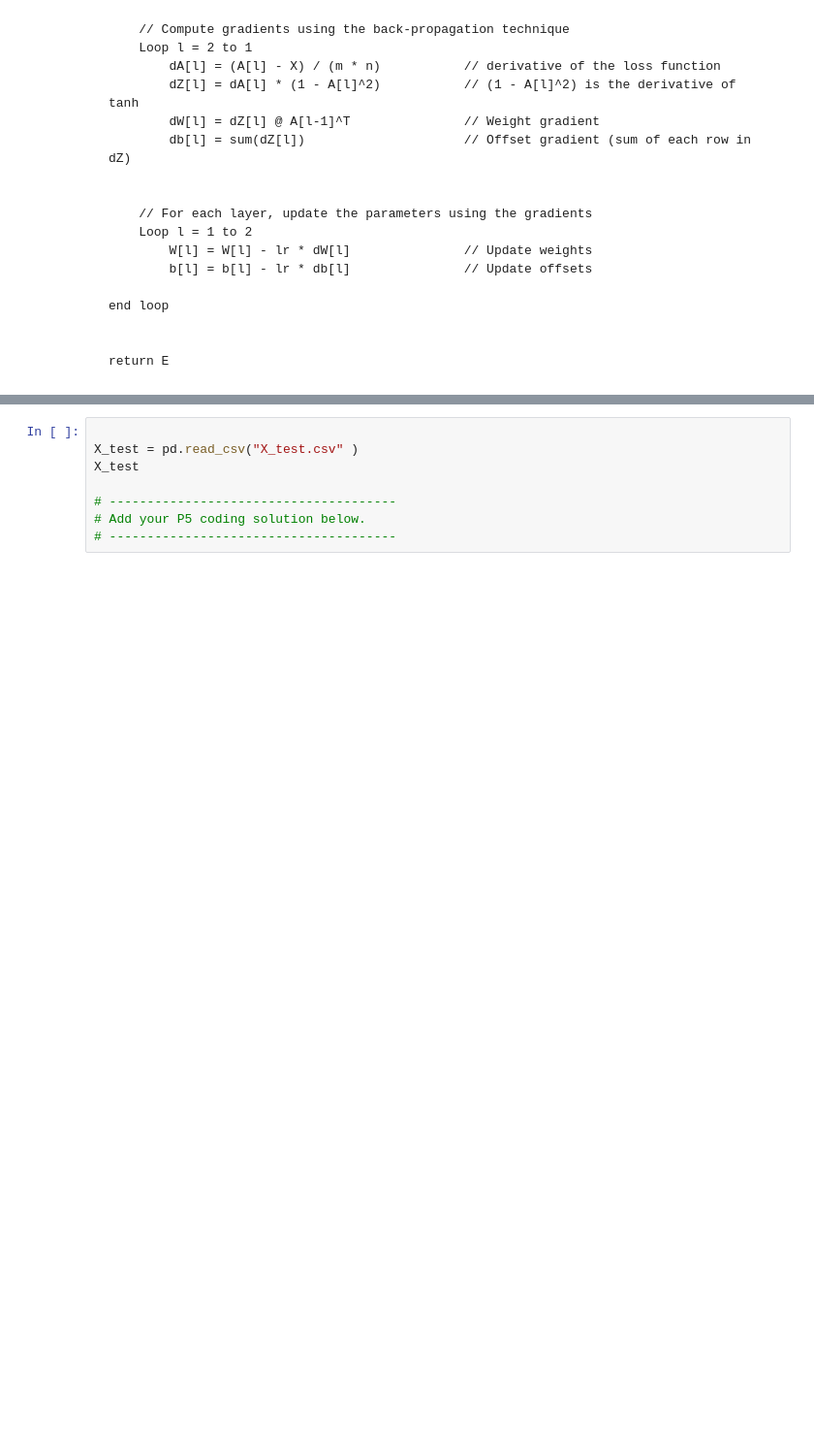
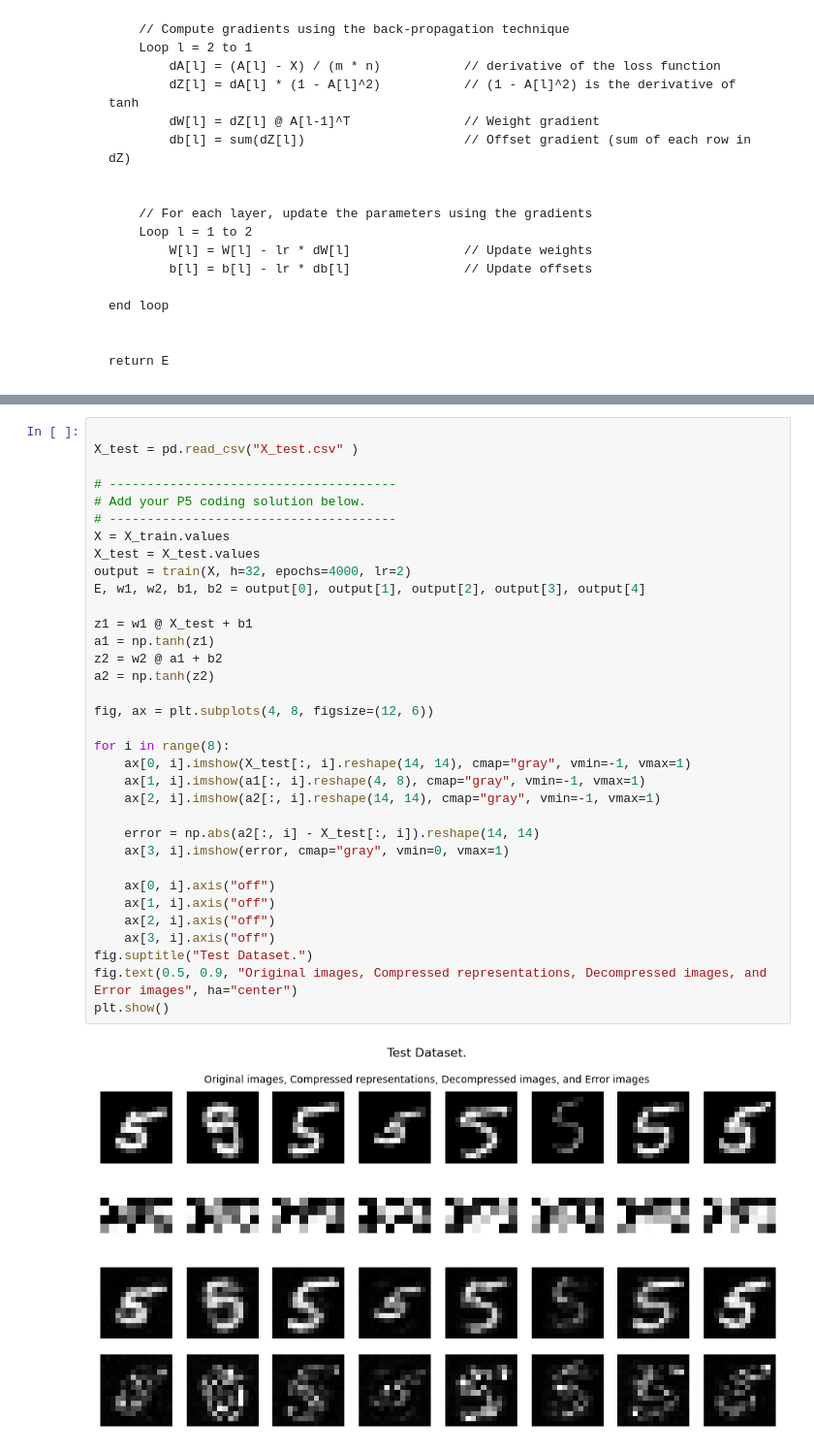
Before and after one commit to chnabi/c562-final-project, a Jupyter notebook: FP.ipynb, the cells around one changed output, grey strips where cells are left out. Shown at 97% size. Cells and saved outputs as stored; diff of their text form; blank space fills up the shorter version.

```diff
--- a/FP.ipynb
+++ b/FP.ipynb
@@ -446,11 +470,39 @@ To recreate the reference plot, for each image in `X_test`;
 * For the first three rows, the [imshow](https://matplotlib.org/stable/api/_as_gen/matplotlib.pyplot.imshow.html)  function requires these arguments (cmap="gray", vmin=-1, vmax=1)
 * For the last row, the [imshow](https://matplotlib.org/stable/api/_as_gen/matplotlib.pyplot.imshow.html)  function requires these arguments (cmap="gray", vmin=0, vmax=1)
 * Use [numpy.reshape](https://numpy.org/doc/stable/reference/generated/numpy.reshape.html) to convert flattened vectors into 2D matrix form for visualization.
-# %%
-
-X_test = pd.read_csv("X_test.csv" )
-X_test
-
-# --------------------------------------
-# Add your P5 coding solution below.
-# --------------------------------------
+# %%
+
+X_test = pd.read_csv("X_test.csv" )
+
+# --------------------------------------
+# Add your P5 coding solution below.
+# --------------------------------------
+X = X_train.values
+X_test = X_test.values
+output = train(X, h=32, epochs=4000, lr=2)
+E, w1, w2, b1, b2 = output[0], output[1], output[2], output[3], output[4]
+
+z1 = w1 @ X_test + b1
+a1 = np.tanh(z1)
+z2 = w2 @ a1 + b2
+a2 = np.tanh(z2)
+
+fig, ax = plt.subplots(4, 8, figsize=(12, 6))
+
+for i in range(8):
+    ax[0, i].imshow(X_test[:, i].reshape(14, 14), cmap="gray", vmin=-1, vmax=1)
+    ax[1, i].imshow(a1[:, i].reshape(4, 8), cmap="gray", vmin=-1, vmax=1)
+    ax[2, i].imshow(a2[:, i].reshape(14, 14), cmap="gray", vmin=-1, vmax=1)
+
+    error = np.abs(a2[:, i] - X_test[:, i]).reshape(14, 14)
+    ax[3, i].imshow(error, cmap="gray", vmin=0, vmax=1)
+
+    ax[0, i].axis("off")
+    ax[1, i].axis("off")
+    ax[2, i].axis("off")
+    ax[3, i].axis("off")
+fig.suptitle("Test Dataset.")
+fig.text(0.5, 0.9, "Original images, Compressed representations, Decompressed images, and Error images", ha="center")
+plt.show()
+# %% [output]
+[figure, added]
```
Also changed, not shown: parts of 5 cells of this notebook.
